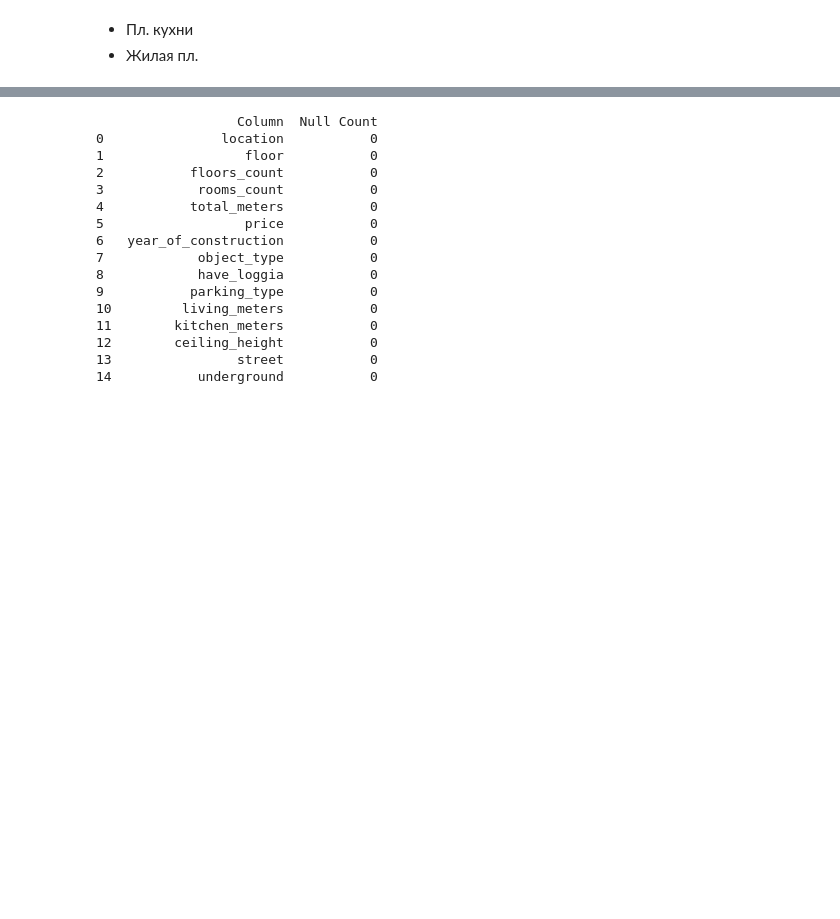
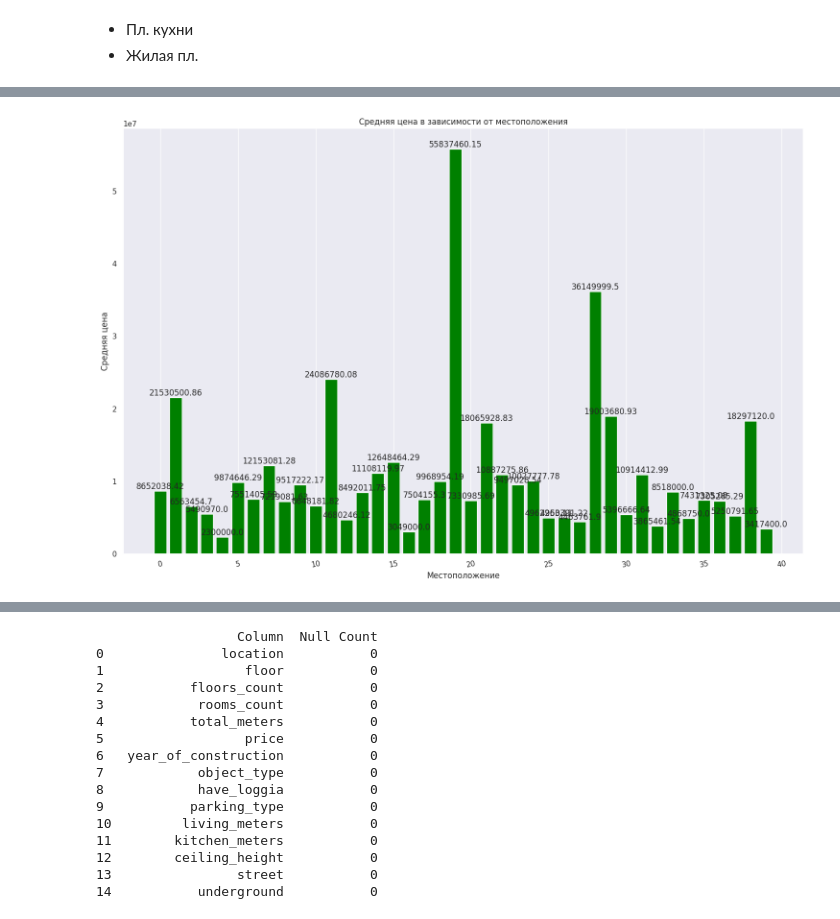
Before and after one commit to Tema13379/cian_progect, a Jupyter notebook: home.ipynb, the cells around one changed output, grey strips where cells are left out. Cells and saved outputs as stored; diff of their text form; code cells hidden in the pictures; blank space fills up the shorter version.

```diff
--- a/home.ipynb
+++ b/home.ipynb
@@ -860,3 +705,19 @@ df
+# %%
+average_price_by_location = df.groupby('location')['price'].mean().reset_index()
+plt.figure(figsize=(15, 10))
+bars = plt.bar(average_price_by_location['location'], average_price_by_location['price'], color='green')
+plt.title('Средняя цена в зависимости от местоположения')
+plt.xlabel('Местоположение')
+plt.ylabel('Средняя цена')
+plt.xticks(rotation=45)
+plt.grid(axis='y')
+for bar in bars:
+    yval = bar.get_height()
+    plt.text(bar.get_x() + bar.get_width()/2, yval, round(yval, 2), ha='center', va='bottom')
+plt.tight_layout()
+plt.show()
+# %% [output]
+[figure, added]
 # %%
 # кодируем
 from sklearn import preprocessing
```
Also changed, not shown: parts of 40 cells of this notebook.
